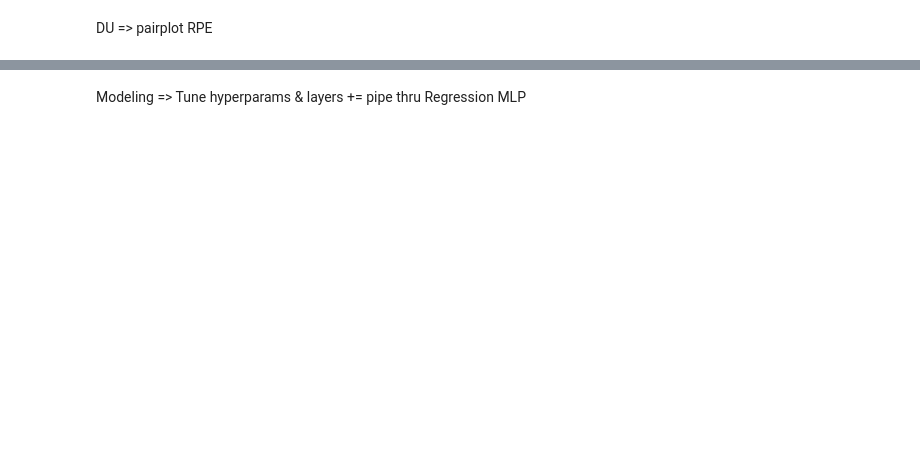
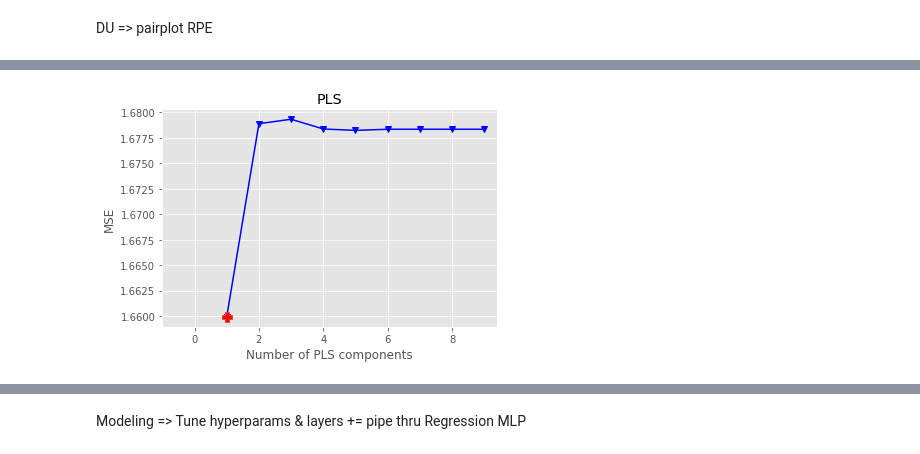
Before and after one commit to djfLtC0dr/python-playground, a Jupyter notebook: DASC522/djfDASC522_final.ipynb, the cells around one changed output, grey strips where cells are left out. Cells and saved outputs as stored; diff of their text form; code cells hidden in the pictures; blank space fills up the shorter version.

```diff
--- a/DASC522/djfDASC522_final.ipynb
+++ b/DASC522/djfDASC522_final.ipynb
@@ -524,0 +530,91 @@ Test set shape
+# %%
+from sklearn.cross_decomposition import PLSRegression
+from sklearn.model_selection import cross_val_predict
+from sklearn.metrics import mean_squared_error, r2_score
+from sys import stdout
+
+def optimize_pls_cv(X, y, n_comp, plot_components=True):
+
+    '''Run PLS including a variable number of components, up to n_comp,
+       and calculate MSE '''
+
+    mse = []
+    component = np.arange(1, n_comp)
+
+    for i in component:
+        pls = PLSRegression(n_components=i)
+
+        # Cross-validation
+        y_cv = cross_val_predict(pls, X, y, cv=10)
+
+        mse.append(mean_squared_error(y, y_cv))
+
+        comp = 100*(i+1)/10
+        # Trick to update status on the same line
+        stdout.write("\r%d%% completed" % comp)
+        stdout.flush()
+    stdout.write("\n")
+
+    # Calculate and print the position of minimum in MSE
+    msemin = np.argmin(mse)
+    print("Suggested number of components: ", msemin+1)
+    stdout.write("\n")
+
+    if plot_components is True:
+        with plt.style.context(('ggplot')):
+            plt.plot(component, np.array(mse), '-v', color = 'blue', mfc='blue')
+            plt.plot(component[msemin], np.array(mse)[msemin], 'P', ms=10, mfc='red')
+            plt.xlabel('Number of PLS components')
+            plt.ylabel('MSE')
+            plt.title('PLS')
+            plt.xlim(left=-1)
+
+        plt.show()
+
+    # Define PLS object with optimal number of components
+    pls_opt = PLSRegression(n_components=msemin+1)
+
+    # Fit to the entire dataset
+    pls_opt.fit(X, y)
+    y_c = pls_opt.predict(X)
+
+    # Cross-validation
+    y_cv = cross_val_predict(pls_opt, X, y, cv=10)
+
+    # Calculate scores for calibration and cross-validation
+    score_c = r2_score(y, y_c)
+    score_cv = r2_score(y, y_cv)
+
+    # Calculate mean squared error for calibration and cross validation
+    mse_c = mean_squared_error(y, y_c)
+    mse_cv = mean_squared_error(y, y_cv)
+
+    print('R2 calib: %5.3f'  % score_c)
+    print('R2 CV: %5.3f'  % score_cv)
+    print('MSE calib: %5.3f' % mse_c)
+    print('MSE CV: %5.3f' % mse_cv)
+
+    # Plot regression and figures of merit
+    # rangey = max(y) - min(y)
+    # rangex = max(y_c) - min(y_c)
+
+    # Fit a line to the CV vs response
+    arr_y = np.array(y['rpe'])
+    z = np.polyfit(arr_y, y_c, 1)
+    with plt.style.context(('ggplot')):
+        fig, ax = plt.subplots(figsize=(9, 5))
+        ax.scatter(y_cv, y, c='red', edgecolors='k')
+        #Plot the best fit line
+        ax.plot(np.polyval(z,y), y, c='blue', linewidth=1)
+        #Plot the ideal 1:1 line
+        ax.plot(y, y, color='green', linewidth=1)
+        plt.title('$R^{2}$ (CV): '+str(score_cv))
+        plt.xlabel('Predicted RPE')
+        plt.ylabel('Measured RPE')
+
+        plt.show()
+
+    return
+
+optimize_pls_cv(X,y, 10, plot_components=True)
+# %% [output]
@@ -524,0 +623 @@ Test set shape
+[figure, added]
```
Also changed, not shown: parts of 12 cells of this notebook.
